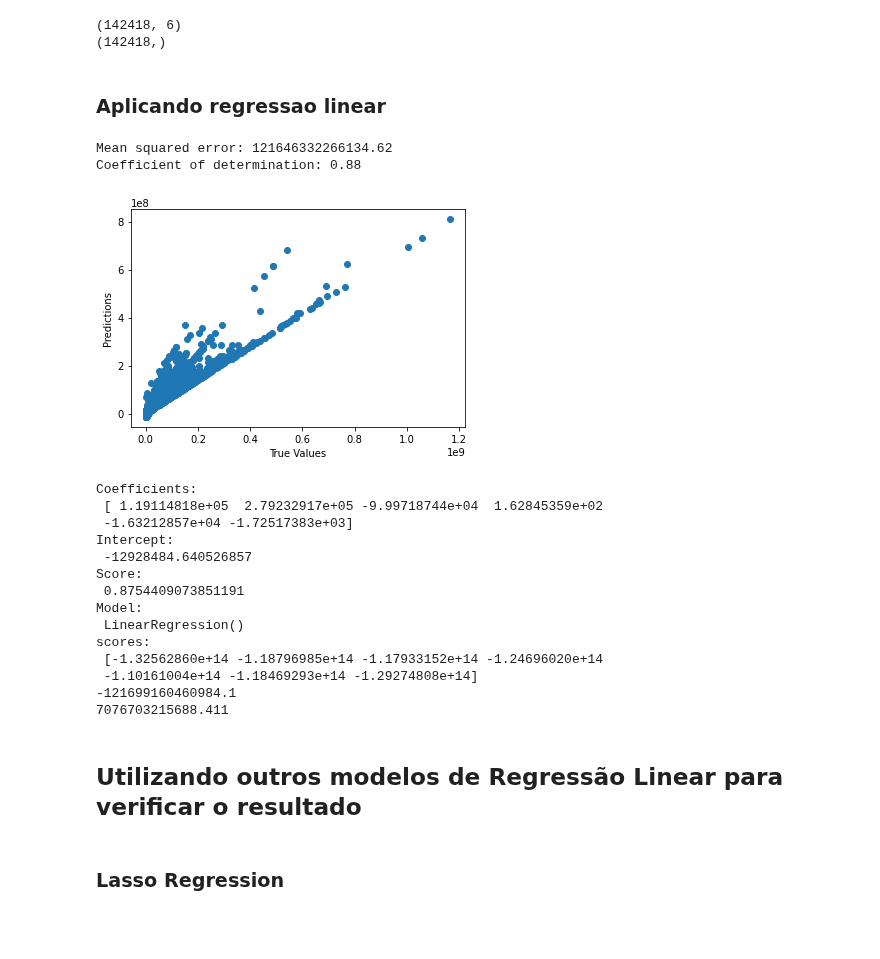
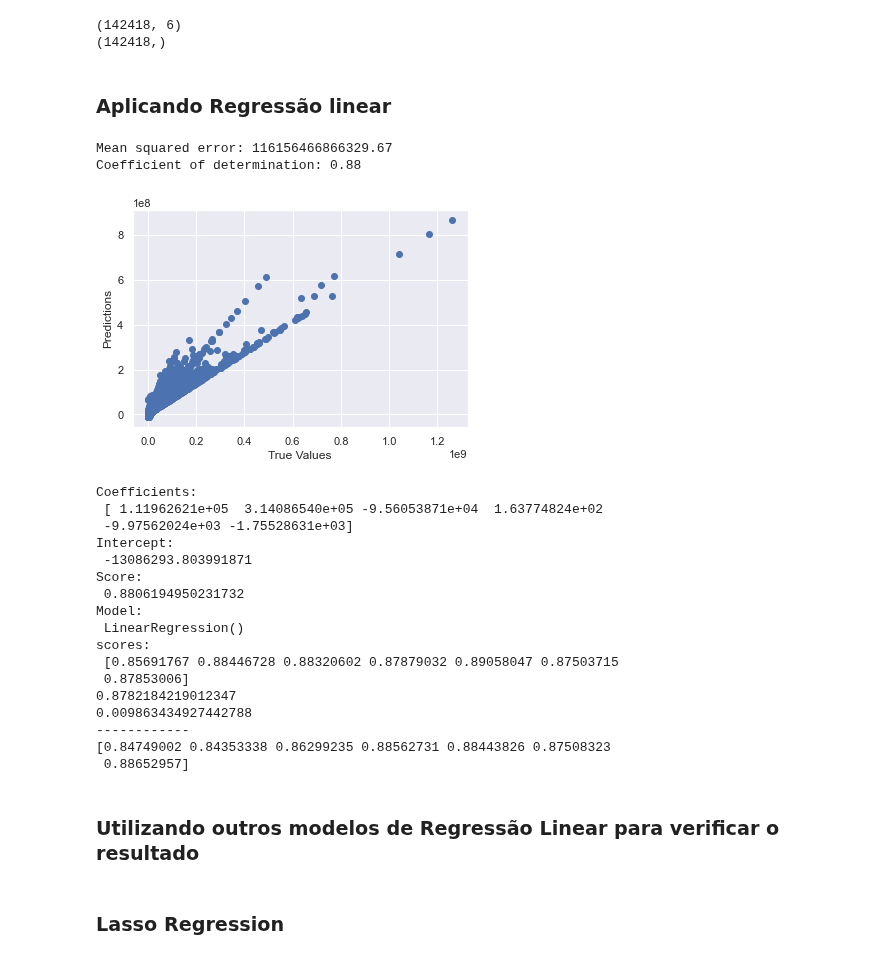
Before and after one commit to Levis33/inf1038-machine-learning, a Jupyter notebook: modelo_regressao.ipynb, the cells around one changed output. Saved outputs shown, nothing was run; the diff lists cells and outputs as text; code cells hidden in the pictures; blank space fills up the shorter version.

```diff
--- a/modelo_regressao.ipynb
+++ b/modelo_regressao.ipynb
@@ -112,8 +136,20 @@ columns = df.columns.tolist()
 goodCorrelationColumns = []
 
 for c in columns:
-    if df[c].corr(df['total_sales'])*100 > 25 and c != 'total_sales':
-        goodCorrelationColumns.append(c)
-    print('column: ', c, ' correlation %%: %.2f' %(df[c].corr(df['total_sales'])*100))
+        if df[c].corr(df['total_sales'])*100 > 25 and c != 'total_sales':
+                goodCorrelationColumns.append(c)
+
+import matplotlib.pyplot as plt
+
+sns.set(style="darkgrid")
+
+f, ax = plt.subplots(figsize=(25, 10))
+corr = df.corr()
+
+sns.heatmap(corr, annot=True, cmap='afmhot', vmax=1,
+        vmin=-1, center=0, square=True,
+        linewidth=.5, cbar_kws={"shrink":.5})
+
+plt.show()
 # %% [output]
 |  | film_code | cinema_code | total_sales | tickets_sold | tickets_out | show_time | occu_perc | ticket_price | ... |
@@ -153,11 +176,12 @@ print(cinema['target'].shape)
 (142418, 6)
 (142418,)
 # %% [markdown]
-### Aplicando regressao linear
+### Aplicando Regressão linear
 # %%
 from sklearn.model_selection import train_test_split
 from sklearn.linear_model import LinearRegression
 from sklearn.model_selection import cross_val_score
+from sklearn.pipeline import make_pipeline
 
 def regression_analysis(target, features):
     # split the data into training and testing sets
@@ -173,52 +197,65 @@ def regression_analysis(target, features):
     # evaluate the model
     from sklearn.metrics import mean_squared_error, r2_score
     print('Mean squared error: %.2f' % mean_squared_error(y_test, y_pred))
     print('Coefficient of determination: %.2f' % r2_score(y_test, y_pred))
 
     # plot the results
     plt.scatter(y_test, y_pred)
     plt.xlabel('True Values')
     plt.ylabel('Predictions')
     plt.show()
 
     # print the coefficients
     print('Coefficients: \n', model.coef_)
     # print the intercept
     print('Intercept: \n', model.intercept_)
     # print the score
     print('Score: \n', model.score(x_test, y_test))
     # print the model
     print('Model: \n', model)
 
     from sklearn.model_selection import cross_val_score
 
-    scores = cross_val_score(model, x_test, y_test, cv=7, scoring='neg_mean_squared_error')
+    scores = cross_val_score(model, x_test, y_test, cv=7, scoring='r2')
     print('scores: \n', scores)
 
     print(scores.mean())
     print(scores.std())
 
 regression_analysis(cinema["target"], cinema["features"])
+
+print('------------')
+
+x_train, x_test, y_train, y_test = train_test_split(cinema["features"], cinema["target"], test_size=0.3)
+lr = make_pipeline(LinearRegression())
+reg = lr.fit(x_train, y_train)
+
+scores = cross_val_score(lr, x_test, y_test, cv=7, scoring='r2')
+
+print(scores)
 # %% [output]
-Mean squared error: 121646332266134.62
+Mean squared error: 116156466866329.67
 Coefficient of determination: 0.88
-[figure, old version]
+[figure, new version]
 Coefficients:
- [ 1.19114818e+05  2.79232917e+05 -9.99718744e+04  1.62845359e+02
- -1.63212857e+04 -1.72517383e+03]
+ [ 1.11962621e+05  3.14086540e+05 -9.56053871e+04  1.63774824e+02
+ -9.97562024e+03 -1.75528631e+03]
 Intercept:
- -12928484.640526857
+ -13086293.803991871
 Score:
- 0.8754409073851191
+ 0.8806194950231732
 Model:
  LinearRegression()
 scores:
- [-1.32562860e+14 -1.18796985e+14 -1.17933152e+14 -1.24696020e+14
- -1.10161004e+14 -1.18469293e+14 -1.29274808e+14]
--121699160460984.1
-7076703215688.411
+ [0.85691767 0.88446728 0.88320602 0.87879032 0.89058047 0.87503715
+ 0.87853006]
+0.8782184219012347
+0.009863434927442788
+------------
+[0.84749002 0.84353338 0.86299235 0.88562731 0.88443826 0.87508323
+ 0.88652957]
 # %% [markdown]
-## Utilizando outros modelos de Regressão Linear para verificar o resultado
+### Utilizando outros modelos de Regressão Linear para verificar o resultado
 # %%
 def norma_l2(X):
     X = X.astype(int)
```
Also changed, not shown: parts of 7 cells of this notebook.
